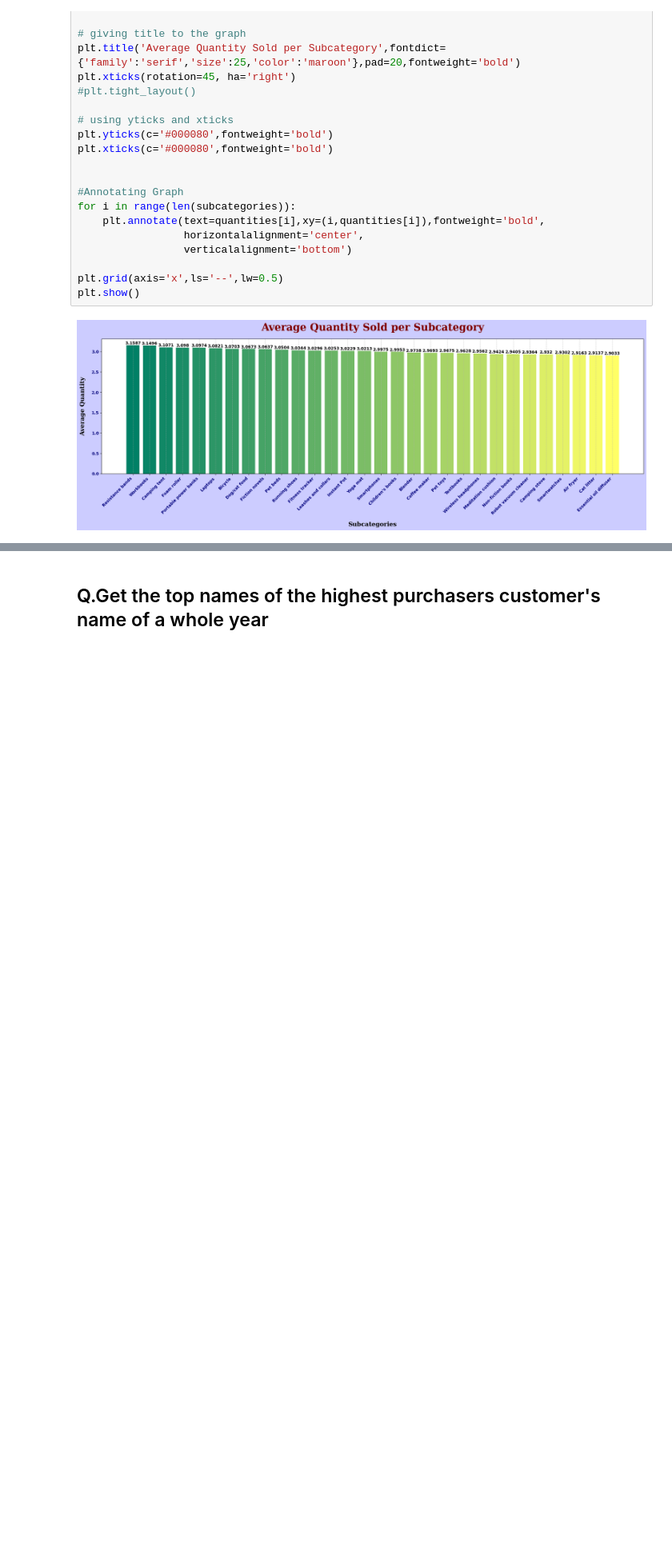
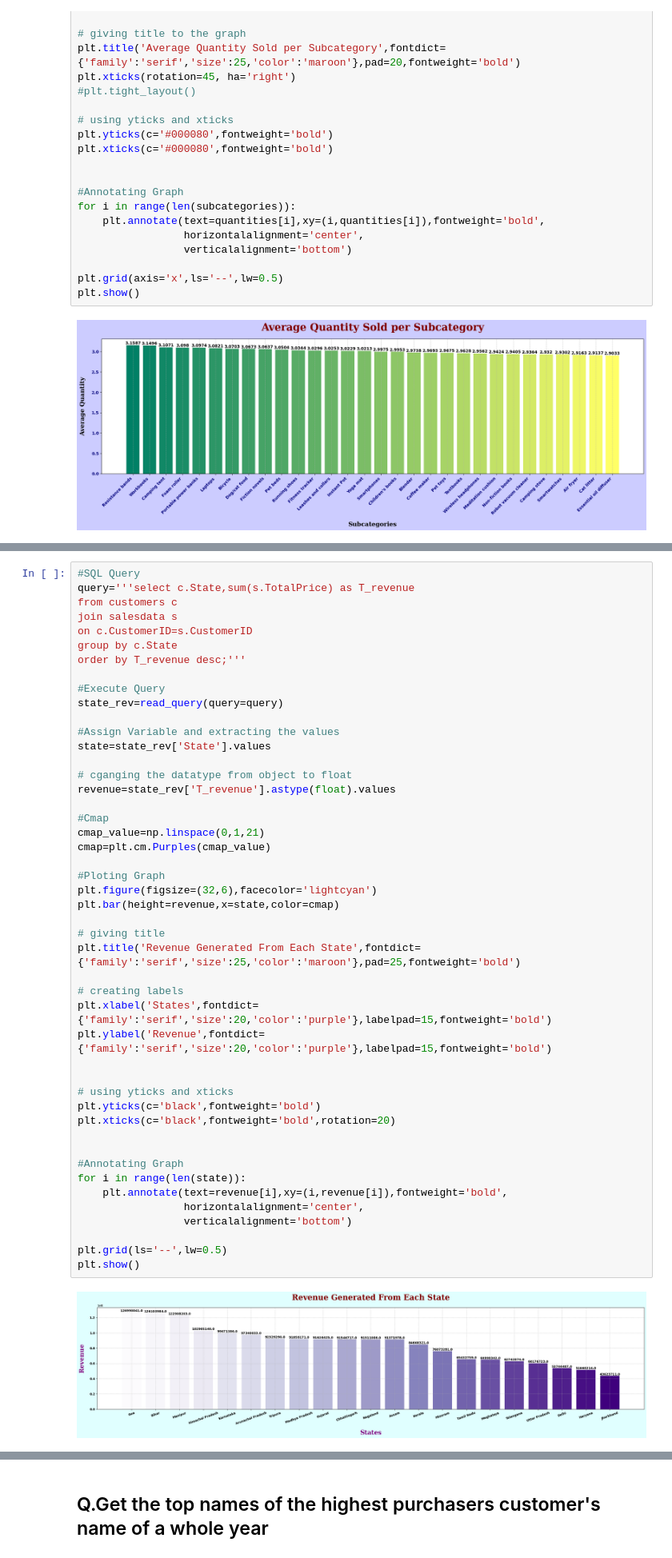
Before and after one commit to MolyaRoshida03/ecommerce_analysis, a Jupyter notebook: swiftmarkets.ipynb, the cells around one changed output, grey strips where cells are left out. Shown at 80% size. Saved outputs shown, nothing was run; the diff lists cells and outputs as text; blank space fills up the shorter version.

```diff
--- a/swiftmarkets.ipynb
+++ b/swiftmarkets.ipynb
@@ -512,0 +569,49 @@ plt.show()
+# %%
+#SQL Query
+query='''select c.State,sum(s.TotalPrice) as T_revenue
+from customers c
+join salesdata s
+on c.CustomerID=s.CustomerID
+group by c.State
+order by T_revenue desc;'''
+
+#Execute Query
+state_rev=read_query(query=query)
+
+#Assign Variable and extracting the values
+state=state_rev['State'].values
+
+# cganging the datatype from object to float
+revenue=state_rev['T_revenue'].astype(float).values
+
+#Cmap
+cmap_value=np.linspace(0,1,21)
+cmap=plt.cm.Purples(cmap_value)
+
+#Ploting Graph
+plt.figure(figsize=(32,6),facecolor='lightcyan')
+plt.bar(height=revenue,x=state,color=cmap)
+
+# giving title
+plt.title('Revenue Generated From Each State',fontdict={'family':'serif','size':25,'color':'maroon'},pad=25,fontweight='bold')
+
+# creating labels
+plt.xlabel('States',fontdict={'family':'serif','size':20,'color':'purple'},labelpad=15,fontweight='bold')
+plt.ylabel('Revenue',fontdict={'family':'serif','size':20,'color':'purple'},labelpad=15,fontweight='bold')
+
+
+# using yticks and xticks
+plt.yticks(c='black',fontweight='bold')
+plt.xticks(c='black',fontweight='bold',rotation=20)
+
+
+#Annotating Graph
+for i in range(len(state)):
+    plt.annotate(text=revenue[i],xy=(i,revenue[i]),fontweight='bold',
+                 horizontalalignment='center',
+                 verticalalignment='bottom')
+
+plt.grid(ls='--',lw=0.5)
+plt.show()
+# %% [output]
+[figure, added]
```
Also changed, not shown: parts of 12 cells of this notebook, 4 other files.
